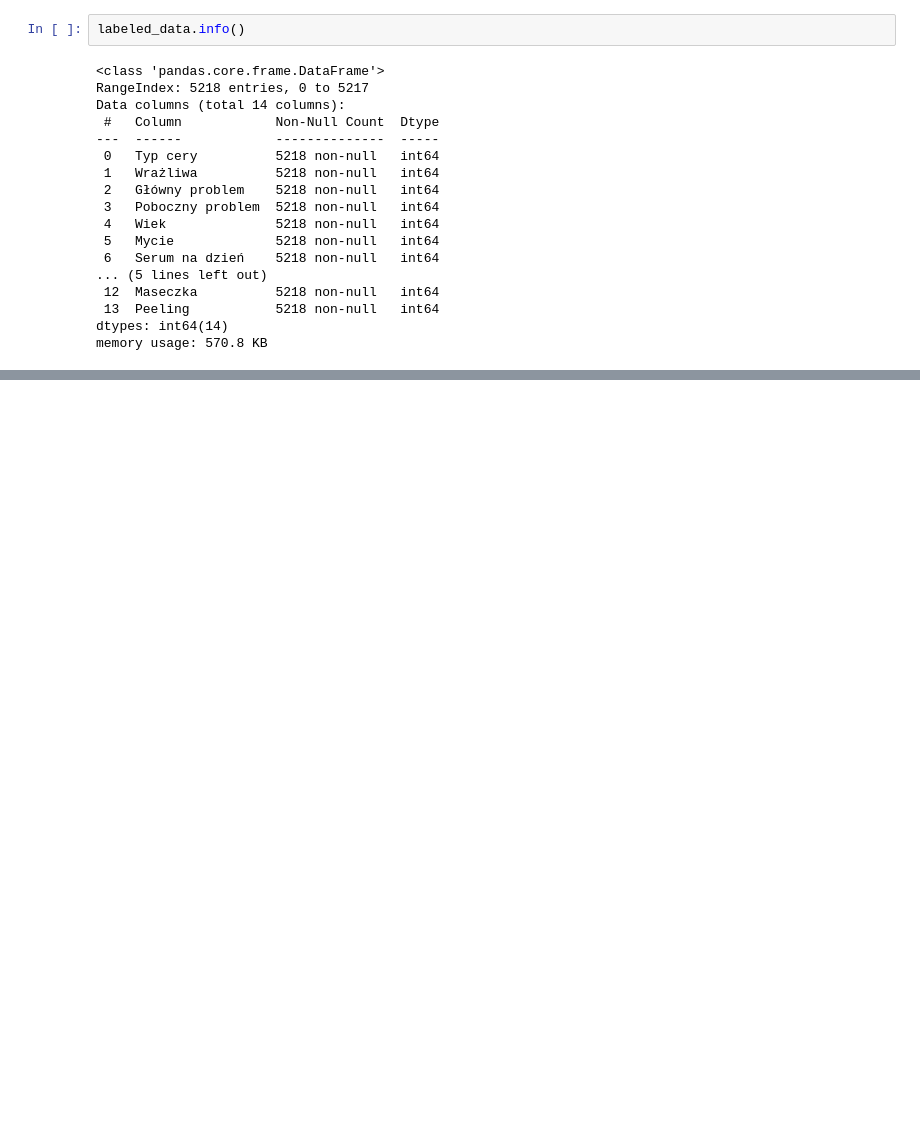
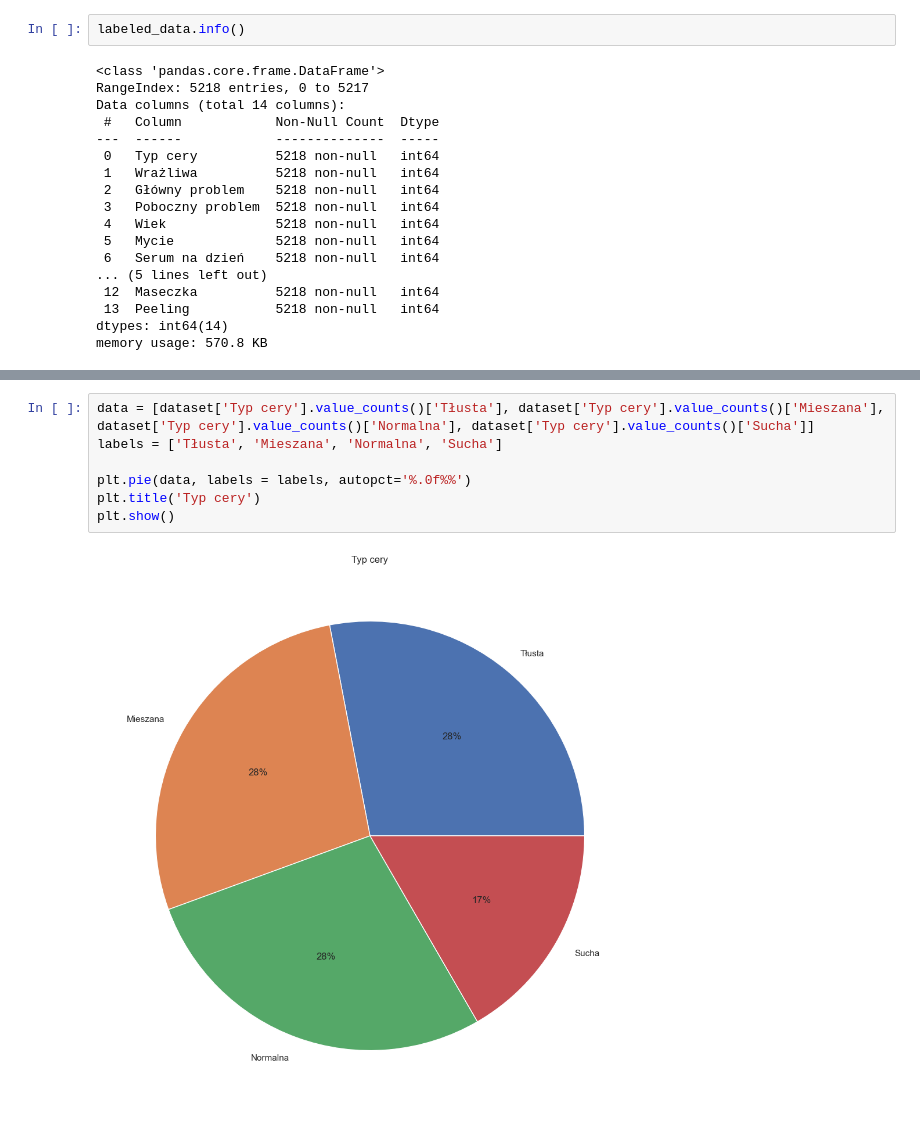
Before and after one commit to suzejka/skinCare, a Jupyter notebook: files_for_documentation/notebooks/Analiza_danych.ipynb, the cells around one changed output, grey strips where cells are left out. Saved outputs shown, nothing was run; the diff lists cells and outputs as text; blank space fills up the shorter version.

```diff
--- a/files_for_documentation/notebooks/Analiza_danych.ipynb
+++ b/files_for_documentation/notebooks/Analiza_danych.ipynb
@@ -98,0 +119,9 @@ dtype: int64
+# %%
+data = [dataset['Typ cery'].value_counts()['Tłusta'], dataset['Typ cery'].value_counts()['Mieszana'], dataset['Typ cery'].value_counts()['Normalna'], dataset['Typ cery'].value_counts()['Sucha']]
+labels = ['Tłusta', 'Mieszana', 'Normalna', 'Sucha']
+
+plt.pie(data, labels = labels, autopct='%.0f%%')
+plt.title('Typ cery')
+plt.show()
+# %% [output]
+[figure, added]
```
Also changed, not shown: parts of 10 cells of this notebook, 3 other files.
